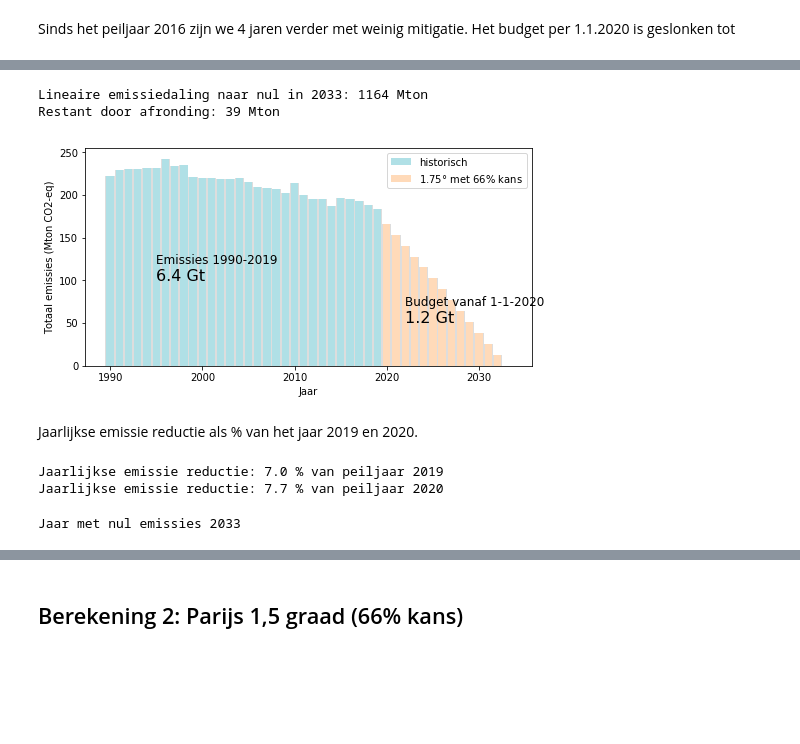
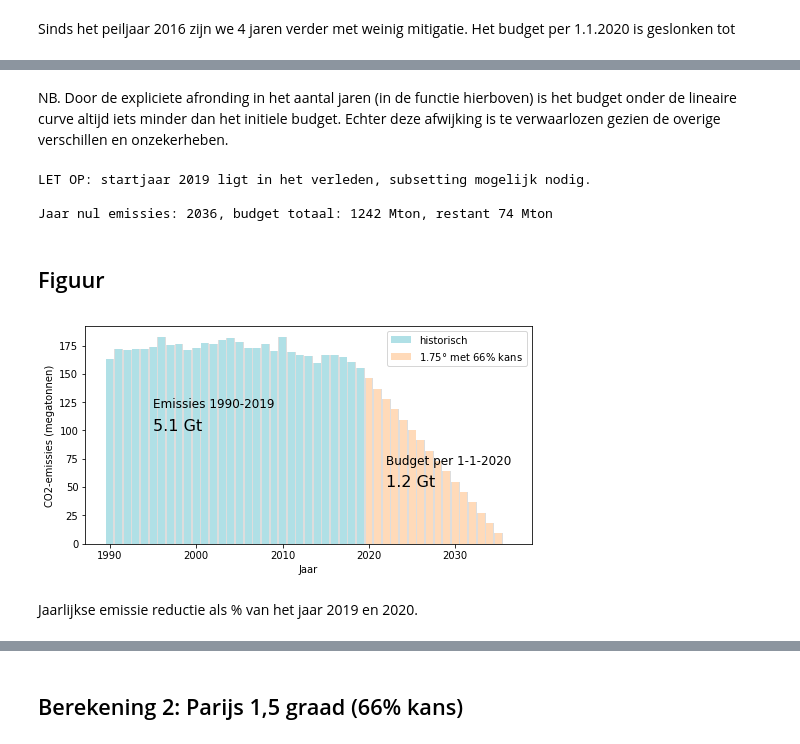
Before and after one commit to lvankampenhout/BKG_emissies_NL, a Jupyter notebook: koolstofbudget.ipynb, the cells around one changed output, grey strips where cells are left out. Cells and saved outputs as stored; diff of their text form; code cells hidden in the pictures; blank space fills up the shorter version.

Commit message:
omzetten naar puur CO2, om te vergelijken met IPCC SR15 tabel

```diff
--- a/koolstofbudget.ipynb
+++ b/koolstofbudget.ipynb
@@ -222,3 +210,0 @@ Gegeven het budget, dit is de tijd die we hebben om de emissies lineair naar nul
-# %%
-jaren_tot_nul = np.int((budget_NL_2020 * 2 ) / emis_Urgenda)
-jaren_tot_nul
@@ -251,42 +211,71 @@ dtype: float64
-# %%
-print(f'Lineaire emissiedaling naar nul in {df_1p75_lin.index[-1]}: {df_1p75_lin.sum():.0f} Mton')
-print(f'Restant door afronding: {budget_NL_2020-df_1p75_lin.sum():.0f} Mton')
-# %% [output]
-Lineaire emissiedaling naar nul in 2033: 1164 Mton
-Restant door afronding: 39 Mton
+# %%
+def bereken_emissiereductie_lineair(budget, startjaar, emissies_startjaar):
+    """
+    Gegeven een bepaald koolstofbudget en startjaar, bepaal de lineaire curve
+    in toekomstige emissies die hier minstens nog aan voldoet.
+
+    UITVOER
+        De functie geeft een pandas 'Series' object terug; de emissies in het laatste
+        jaar van deze Series zijn nul. Het eerste jaar is het gegeven startjaar.
+    """
+    frac = 2 * budget / emissies_startjaar
+    jaren_tot_nul = np.int(frac)
+    df = pd.Series(index=np.arange(startjaar,startjaar+jaren_tot_nul))
+    df[startjaar] = emissies_startjaar; df[df.index[-1]] = 0
+    df_out = df.interpolate()
+    if (startjaar < 2020):
+        print(f'LET OP: startjaar {startjaar} ligt in het verleden, subsetting mogelijk nodig.')
+        print('')
+    return df_out
+# %% [markdown]
+NB. Door de expliciete afronding in het aantal jaren (in de functie hierboven) is het budget onder de lineaire curve altijd iets minder dan het initiele budget. Echter deze afwijking is te verwaarlozen gezien de overige verschillen en onzekerheben.
+# %%
+URGENDA = 0
+
+if (URGENDA):
+    foo = bereken_emissiereductie_lineair(budget=budget_NL_2020, startjaar=2020, emissies_startjaar=emis_Urgenda)
+    df_1p75_lin = foo
+
+else:
+    foo = bereken_emissiereductie_lineair(budget=budget_NL_2020+df_co2_NL[2019], startjaar=2019, emissies_startjaar=df_co2_NL[2019])
+    df_1p75_lin = foo.loc[2020:]
+
+
+print(f'Jaar nul emissies: {df_1p75_lin.index[-1]}, budget totaal: {df_1p75_lin.sum():.0f} Mton, restant {budget_NL_2020-df_1p75_lin.sum():.0f} Mton')
+# %% [output]
+LET OP: startjaar 2019 ligt in het verleden, subsetting mogelijk nodig.
+
+Jaar nul emissies: 2036, budget totaal: 1242 Mton, restant 74 Mton
+# %% [markdown]
+## Figuur
 # %%
 plt.figure(figsize=(8,4))
 
-plot_bar(df_emis_NL.index, df_emis_NL, label='historisch', color=c_dict['hist'])
+plot_bar(df_co2_NL.index, df_co2_NL, label='historisch', color=c_dict['hist'])
 plot_bar(df_1p75_lin.index, df_1p75_lin, label='1.75$\degree$ met $66\%$ kans', color=c_dict['future'])
 
 plt.xlabel('Jaar')
-plt.ylabel('Totaal emissies (Mton CO2-eq)')
+plt.ylabel('CO2-emissies (megatonnen)')
+#plt.ylabel('Totaal emissies (Mton CO2-eq)')
 plt.legend()
 
-hist_sum = df_emis_NL.sum() / 1e3 # Gt
+hist_sum = df_co2_NL.sum() / 1e3 # Gt
 plt.text(1995,120,s=f'Emissies 1990-2019',fontdict={'fontsize':12})
 plt.text(1995,100,s=f'{hist_sum:.1f} Gt',fontdict={'fontsize':16})
 
 future_sum = df_1p75_lin.sum() / 1e3
-plt.text(2022,70,s=f'Budget vanaf 1-1-2020',fontdict={'fontsize':12})
+plt.text(2022,70,s=f'Budget per 1-1-2020',fontdict={'fontsize':12})
 plt.text(2022,50,s=f'{future_sum:.1f} Gt',fontdict={'fontsize':16})
 
 plt.savefig('figuur2_1p75.png',dpi=300)
 # %% [output]
-[figure, old version]
+[figure, new version]
 # %% [markdown]
 Jaarlijkse emissie reductie als % van het jaar 2019 en 2020.
 # %%
-perc = (df_1p75_lin[2020]-df_1p75_lin[2021]) / df_emis_NL[2019] * 100
-print(f'Jaarlijkse emissie reductie: {perc:.1f} % van peiljaar 2019')
+def print_emissiereductie_jaarlijks(df_toekomst):
+    perc = (df_toekomst[2020]-df_toekomst[2021]) / df_co2_NL[2019] * 100
+    print(f'Jaarlijkse emissie reductie: {perc:.1f} % t.o.v. peiljaar 2019')
 
-perc = (df_1p75_lin[2020]-df_1p75_lin[2021]) / emis_Urgenda * 100
-print(f'Jaarlijkse emissie reductie: {perc:.1f} % van peiljaar 2020')
+    perc = (df_toekomst[2020]-df_toekomst[2021]) / df_toekomst[2020] * 100
+    print(f'Jaarlijkse emissie reductie: {perc:.1f} % t.o.v. peiljaar 2020')
-# %% [output]
-Jaarlijkse emissie reductie: 7.0 % van peiljaar 2019
-Jaarlijkse emissie reductie: 7.7 % van peiljaar 2020
-# %%
-print('Jaar met nul emissies', df_1p75_lin.index[-1])
-# %% [output]
-Jaar met nul emissies 2033
```
Also changed, not shown: parts of 73 cells of this notebook.
